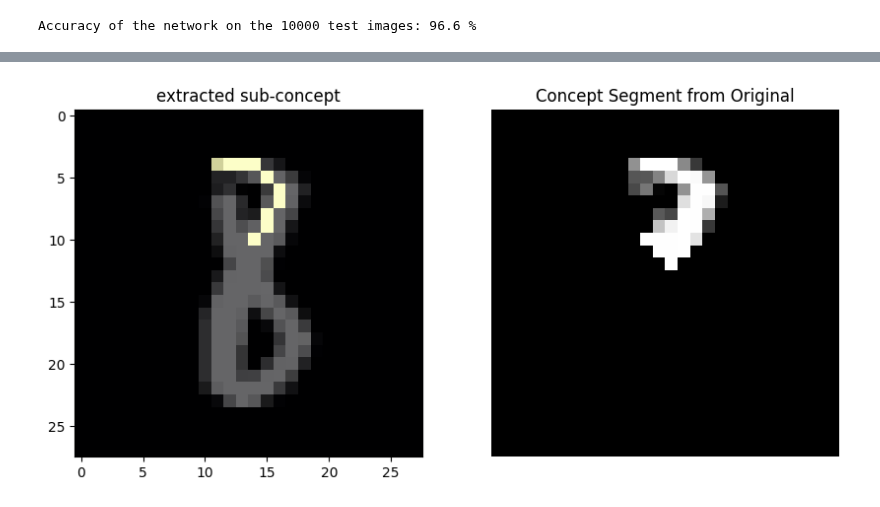
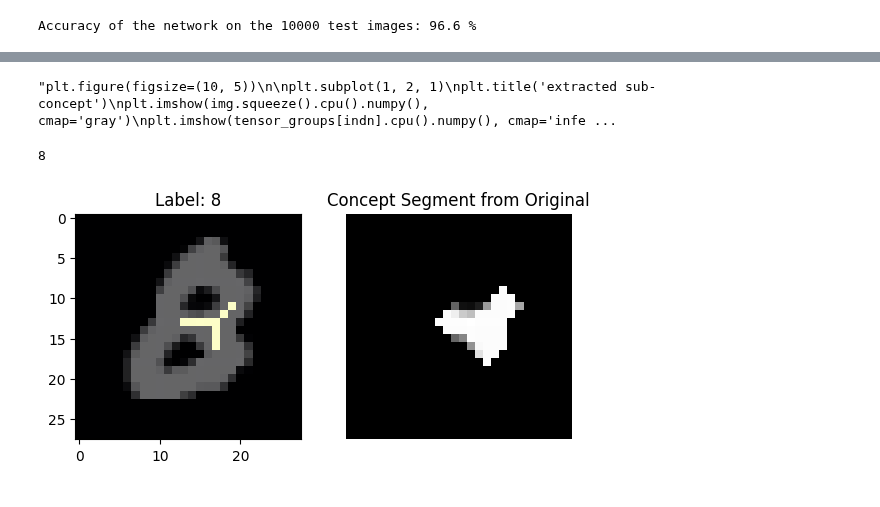
Before and after one commit to kns357/ANN_MA_Kaito, a Jupyter notebook: subnet_intel.ipynb, the cells around one changed output, grey strips where cells are left out. Cells and saved outputs as stored; diff of their text form; code cells hidden in the pictures.

Commit message:
added activation pattern extraction

```diff
--- a/subnet_intel.ipynb
+++ b/subnet_intel.ipynb
@@ -82,7 +79,7 @@ with torch.no_grad():
             images = images.cuda()
             labels = labels.cuda()
         images = images.view(-1, 28*28)
-        outputs = net(images)
+        outputs, _ = net(images)
         _, predicted = torch.max(outputs.data, 1)
         correct += (predicted == labels).sum().item()
 
@@ -176 +173,4 @@ Text(0.5, 1.0, 'Label: 8')
+# %%
+digit_ints = [i for i in range(10)]
+used_indices = []
 # %%
@@ -180,5 +190,5 @@ indn = 0
 # %%
-plt.figure(figsize=(10, 5))
+"""plt.figure(figsize=(10, 5))
 
 plt.subplot(1, 2, 1)
 plt.title('extracted sub-concept')
@@ -198,9 +208,64 @@ plt.imshow(original_clusters[indn], cmap='gray')
 plt.axis('off')
 plt.show()
 
-indn += 1
+indn += 1"""
 # %% [output]
-[figure, removed]
+"plt.figure(figsize=(10, 5))\n\nplt.subplot(1, 2, 1)\nplt.title('extracted sub-concept')\nplt.imshow(img.squeeze().cpu().numpy(), cmap='gray')\nplt.imshow(tensor_groups[indn].cpu().numpy(), cmap='infe ...
 # %%
 #also possible: only find very small concepts (size = 3, maxoverlap = 0 or 1)
 # and then recombine those to larger ones, would be faster than dfs and work on gpu
+#did it on cpu anyway, took 12mins
+
+ind2 = 0
+
+inputs, labels = next(iter(test_loader)) #in test_loader always same order if shuffle=False in batch
+rand_ind = ra.choice(used_indices)
+label, img = labels[rand_ind], inputs[rand_ind]
+
+label.item()
+# %% [output]
+8
+# %%
+#creating lists of all tensors of all concepts stored:
+
+pattern = re.compile(r'dig_(\d+)_ind(\d+)\.pt$')
+
+files = []
+for filename in os.listdir('stored_concepts'):
+    match = pattern.search(filename)
+    if match:
+        dig = int(match.group(1))
+        ind = int(match.group(2))
+        files.append((dig, ind, filename))
+
+files.sort()
+used_indices = [ind for _, ind, _ in files]
+
+tensor_groups_list = []
+original_clusters_list = []
+
+for idx in used_indices:
+    data = torch.load(f"stored_concepts/concepts_dig_{labels[idx]}_ind{idx}.pt")
+    tensor_groups = data['tensor_groups']
+    original_clusters = data['original_clusters']
+
+    tensor_groups_list.append(tensor_groups)
+    original_clusters_list.append(original_clusters)
+
+skeleton_tensors, original_clusters = tensor_groups_list[used_indices.index(rand_ind)], original_clusters_list[used_indices.index(rand_ind)]
+
+plt.subplot(1, 2, 1)
+plt.imshow(img.view(28, 28), cmap="gray") #or squeeze()
+plt.imshow(skeleton_tensors[ind2].cpu().numpy(), cmap='inferno', alpha=0.6)
+plt.title(f"Label: {label}")
+
+plt.subplot(1, 2, 2)
+plt.title('Concept Segment from Original')
+plt.imshow(original_clusters[ind2], cmap='gray')
+
+plt.axis('off')
+plt.show()
+
+ind2 = ind2 + 1 if ind2 < len(skeleton_tensors) - 1 else 0
+# %% [output]
+[figure, added]
```
Also changed, not shown: parts of 7 cells of this notebook, 1 other file.
